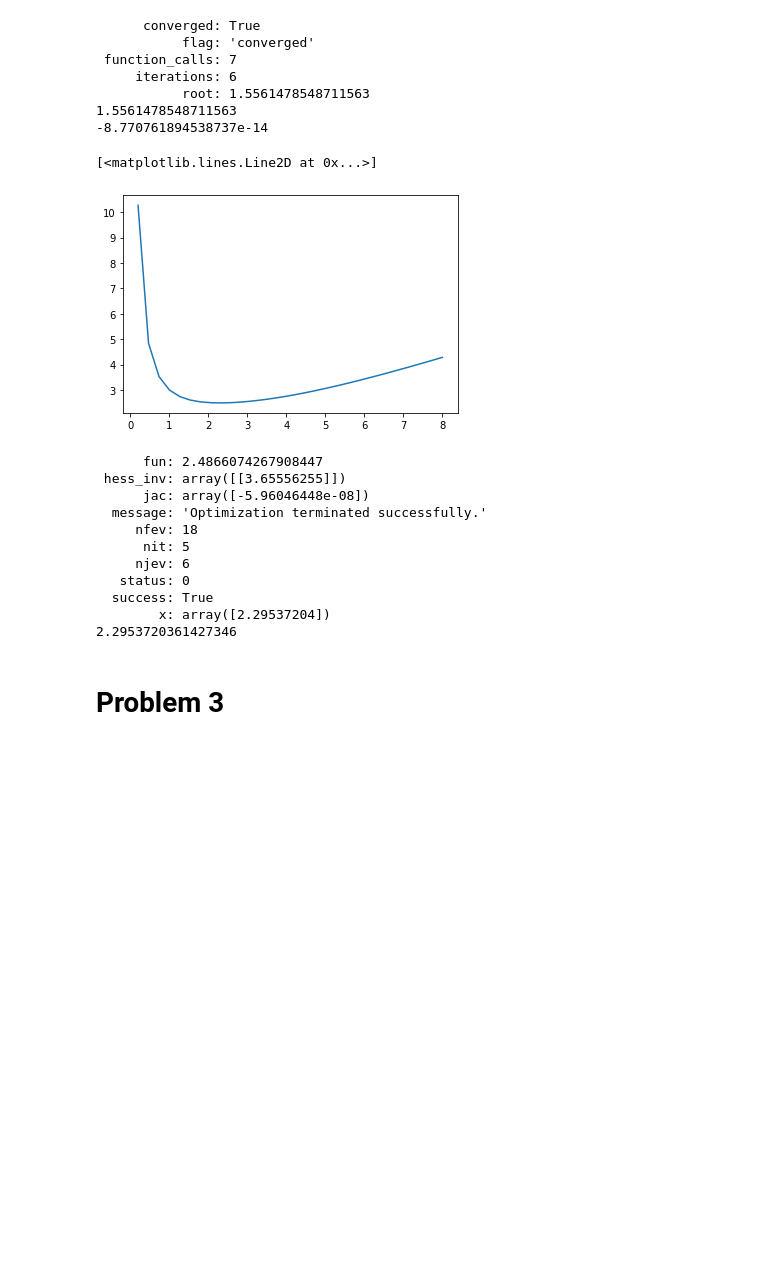
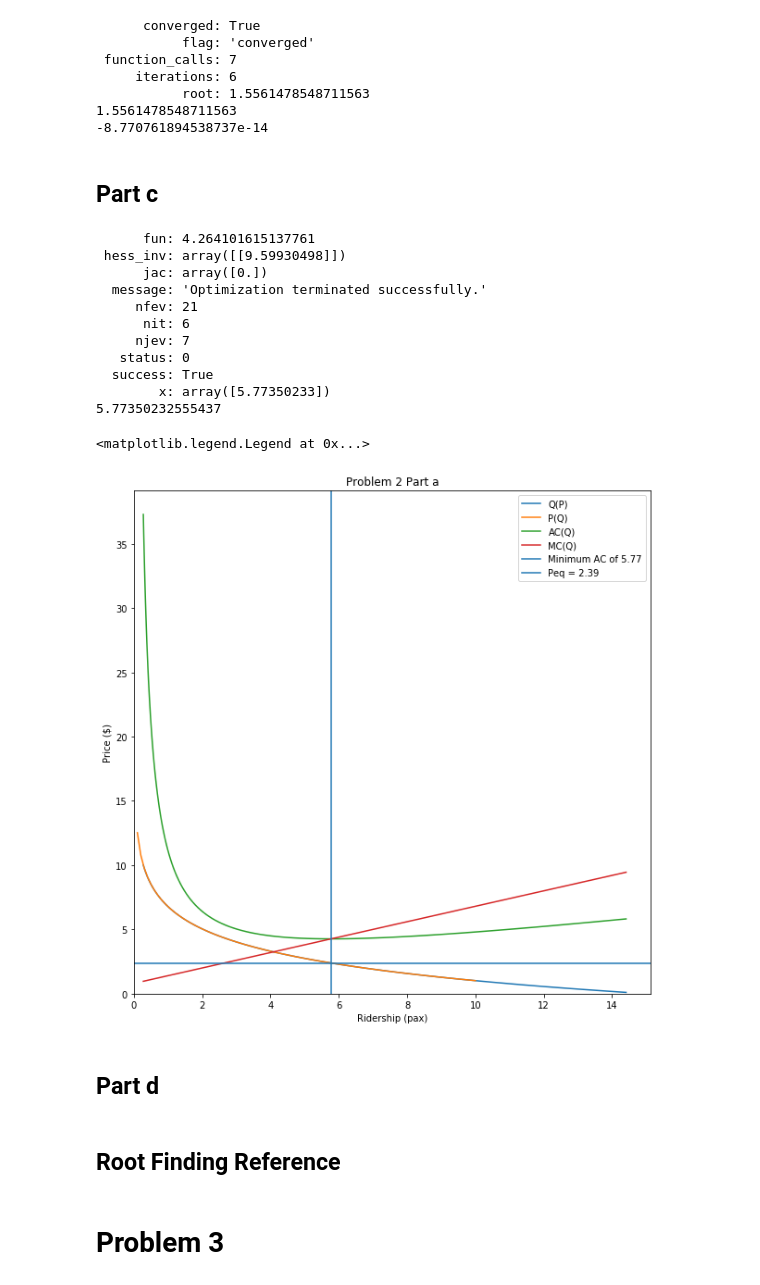
Before and after one commit to noahgarfinkle/Spring2020, a Jupyter notebook: CEE 498 Transportation Economics/Assignments/Assignment 2.ipynb, the cells around one changed output. Saved outputs shown, nothing was run; the diff lists cells and outputs as text; code cells hidden in the pictures; blank space fills up the shorter version.

```diff
--- a/CEE 498 Transportation Economics/Assignments/Assignment 2.ipynb
+++ b/CEE 498 Transportation Economics/Assignments/Assignment 2.ipynb
@@ -333,35 +318,57 @@ print(f(res.root)) #this is about zero
            root: 1.5561478548711563
 1.5561478548711563
 -8.770761894538737e-14
-# %%
-α = 0.5
-β = 2.0
-w = 2
-f = lambda x: α*x + β/x + w**(-x)*x
-
-xs = np.linspace(0.2,8,30) #plot 30 xs from 0.02 to 8
-ys = list(map(f,xs))
-plt.plot(xs,ys)
-# %% [output]
-[<matplotlib.lines.Line2D at 0x...>]
-[figure, removed]
+# %% [markdown]
+## Part c
 # %%
-res = minimize(lambda x: f(x[0]), x0=[2])
+f = lambda q: F/q + m0 + m1*q
+res = minimize(lambda x: f(x[0]), x0=[5])
 print(res)
 print(res.x[0])
-# so the minimum is about 2.3
 # %% [output]
-      fun: 2.4866074267908447
- hess_inv: array([[3.65556255]])
-      jac: array([-5.96046448e-08])
+      fun: 4.264101615137761
+ hess_inv: array([[9.59930498]])
+      jac: array([0.])
   message: 'Optimization terminated successfully.'
-     nfev: 18
-      nit: 5
-     njev: 6
+     nfev: 21
+      nit: 6
+     njev: 7
    status: 0
   success: True
-        x: array([2.29537204])
-2.2953720361427346
+        x: array([5.77350233])
+5.77350232555437
+# %%
+# find the price associated with this demand
+p_intersect = P(res.x[0])
+# %%
+fig,ax = plt.subplots(figsize=(10,10))
+# y axis is price
+# x axis is demaand
+ax.plot(Qs,Ps,label="Q(P)")
+ax.plot(Qs_i,Ps_i,label="P(Q)")
+ax.set_ylabel("Price ($)")
+ax.set_xlabel("Ridership (pax)")
+ax.set_title("Problem 2 Part a")
+
+ax.plot(Qs,ACs,label="AC(Q)")
+ax.plot(Qs,MCs,label="MC(Q)")
+
+
+# plot the minimization
+ax.axvline(res.x[0],label=f"Minimum AC of {res.x[0]:,.2f}")
+ax.axhline(p_intersect,label=f"Peq = {p_intersect:,.2f}")
+
+ax.set_xlim(left=0)
+ax.set_ylim(bottom=0)
+
+ax.legend()
+# %% [output]
+<matplotlib.legend.Legend at 0x...>
+[figure, added]
+# %% [markdown]
+## Part d
+# %% [markdown]
+## Root Finding Reference
 # %% [markdown]
 # Problem 3
 # %%
```
Also changed, not shown: parts of 15 cells of this notebook.
